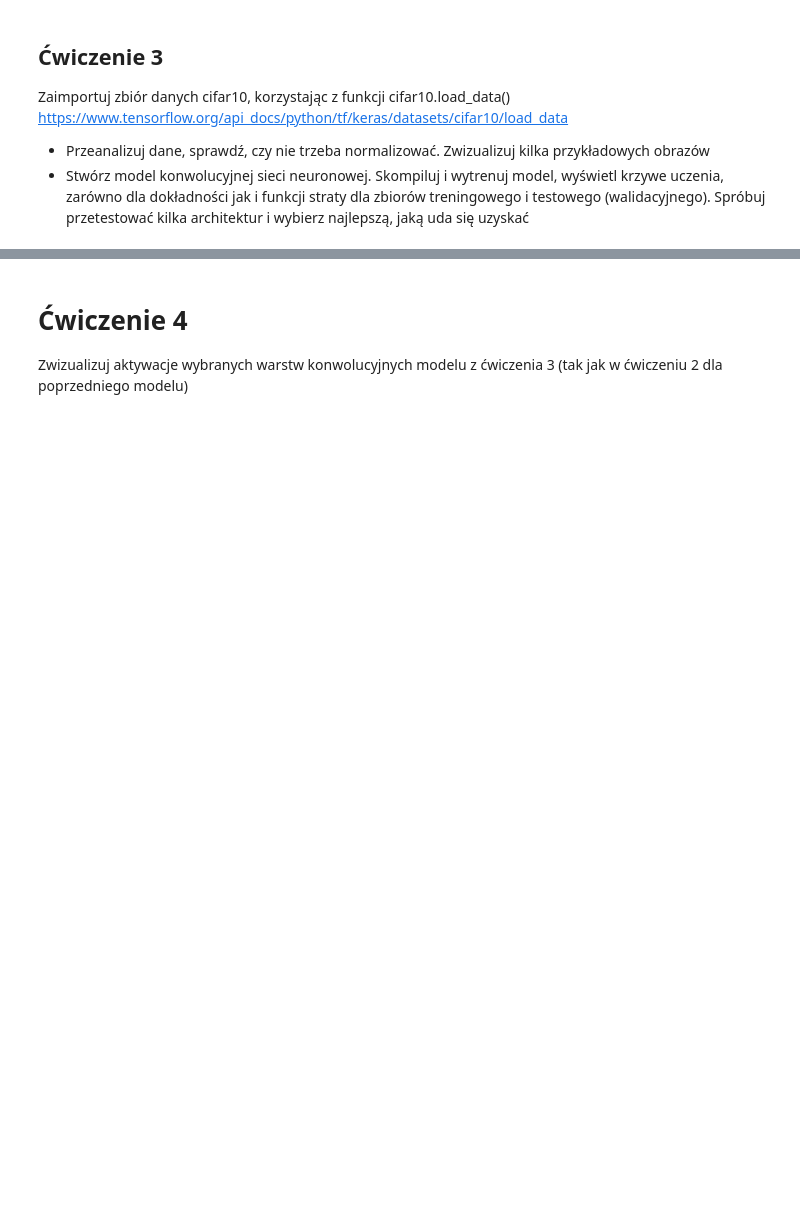
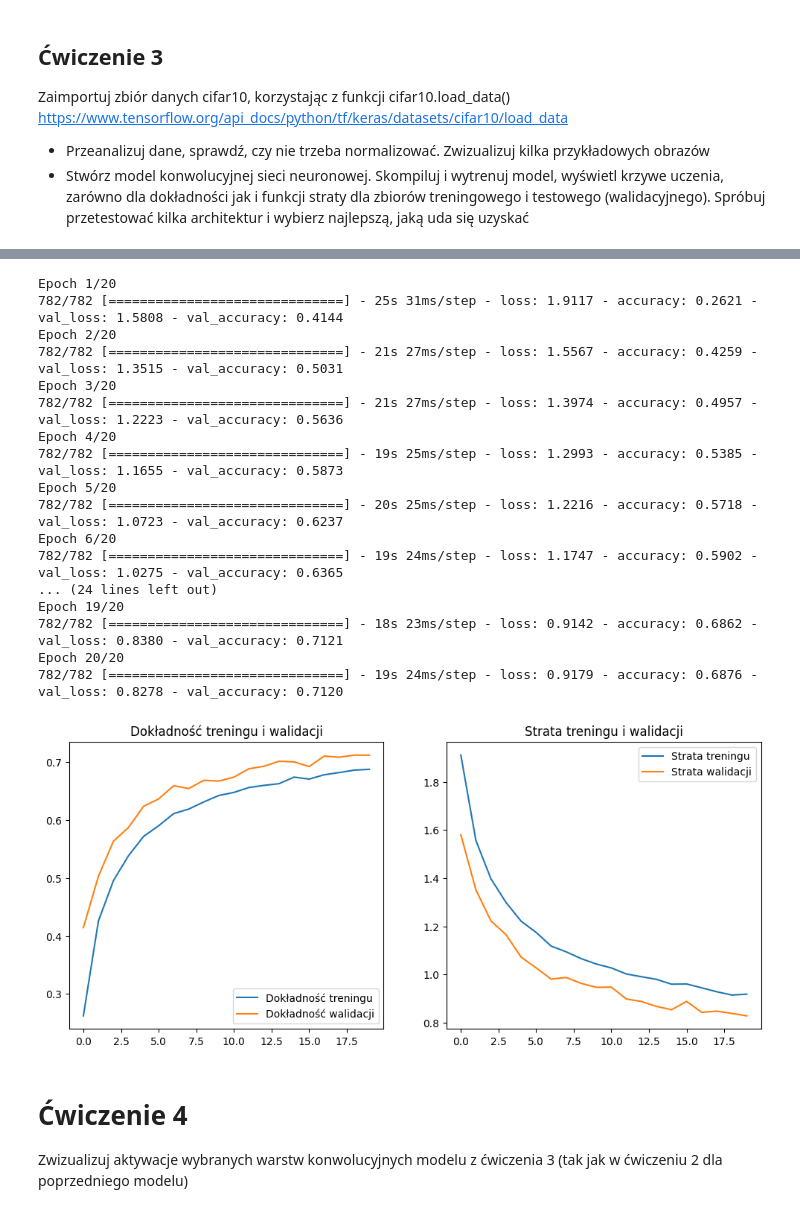
Before and after one commit to DyremiX/laby-snidl, a Jupyter notebook: snnidl_4.ipynb, the cells around one changed output, grey strips where cells are left out. Drawn from its saved outputs; the diff is of its cells as text; code cells hidden in the pictures; blank space fills up the shorter version.

```diff
--- a/snnidl_4.ipynb
+++ b/snnidl_4.ipynb
@@ -42,3 +280,57 @@ from tensorflow.keras.datasets import cifar10
+# %%
+def build_advanced_cnn_model():
+    model = models.Sequential()
+
+    model.add(layers.Conv2D(32, (3, 3), activation='relu', input_shape=(32, 32, 3)))
+    model.add(layers.Conv2D(32, (3, 3), activation='relu'))
+    model.add(layers.MaxPooling2D((2, 2)))
+    model.add(layers.Dropout(0.25))
+
+    model.add(layers.Conv2D(64, (3, 3), activation='relu'))
+    model.add(layers.Conv2D(64, (3, 3), activation='relu'))
+    model.add(layers.MaxPooling2D((2, 2)))
+    model.add(layers.Dropout(0.25))
+
+    model.add(layers.Conv2D(128, (3, 3), activation='relu'))
+    model.add(layers.MaxPooling2D((2, 2)))
+    model.add(layers.Dropout(0.5))
+
+    model.add(layers.Flatten())
+    model.add(layers.Dense(128, activation='relu'))
+    model.add(layers.Dropout(0.5))
+    model.add(layers.Dense(10, activation='softmax'))
+
+    return model
+
+advanced_cnn_model = build_advanced_cnn_model()
+advanced_cnn_model.compile(optimizer='adam',
+                           loss='sparse_categorical_crossentropy',
+                           metrics=['accuracy'])
+
+history_advanced = advanced_cnn_model.fit(x_train, y_train, epochs=20,
+                                          validation_data=(x_test, y_test),
+                                          batch_size=64)
+
+plot_learning_curves(history_advanced)
+# %% [output]
+Epoch 1/20
+782/782 [==============================] - 25s 31ms/step - loss: 1.9117 - accuracy: 0.2621 - val_loss: 1.5808 - val_accuracy: 0.4144
+Epoch 2/20
+782/782 [==============================] - 21s 27ms/step - loss: 1.5567 - accuracy: 0.4259 - val_loss: 1.3515 - val_accuracy: 0.5031
+Epoch 3/20
+782/782 [==============================] - 21s 27ms/step - loss: 1.3974 - accuracy: 0.4957 - val_loss: 1.2223 - val_accuracy: 0.5636
+Epoch 4/20
+782/782 [==============================] - 19s 25ms/step - loss: 1.2993 - accuracy: 0.5385 - val_loss: 1.1655 - val_accuracy: 0.5873
+Epoch 5/20
+782/782 [==============================] - 20s 25ms/step - loss: 1.2216 - accuracy: 0.5718 - val_loss: 1.0723 - val_accuracy: 0.6237
+Epoch 6/20
+782/782 [==============================] - 19s 24ms/step - loss: 1.1747 - accuracy: 0.5902 - val_loss: 1.0275 - val_accuracy: 0.6365
+... (24 lines left out)
+Epoch 19/20
+782/782 [==============================] - 18s 23ms/step - loss: 0.9142 - accuracy: 0.6862 - val_loss: 0.8380 - val_accuracy: 0.7121
+Epoch 20/20
+782/782 [==============================] - 19s 24ms/step - loss: 0.9179 - accuracy: 0.6876 - val_loss: 0.8278 - val_accuracy: 0.7120
+[figure, added]
 # %% [markdown]
 # Ćwiczenie 4
 
```
Also changed, not shown: parts of 11 cells of this notebook, 1 other file.
